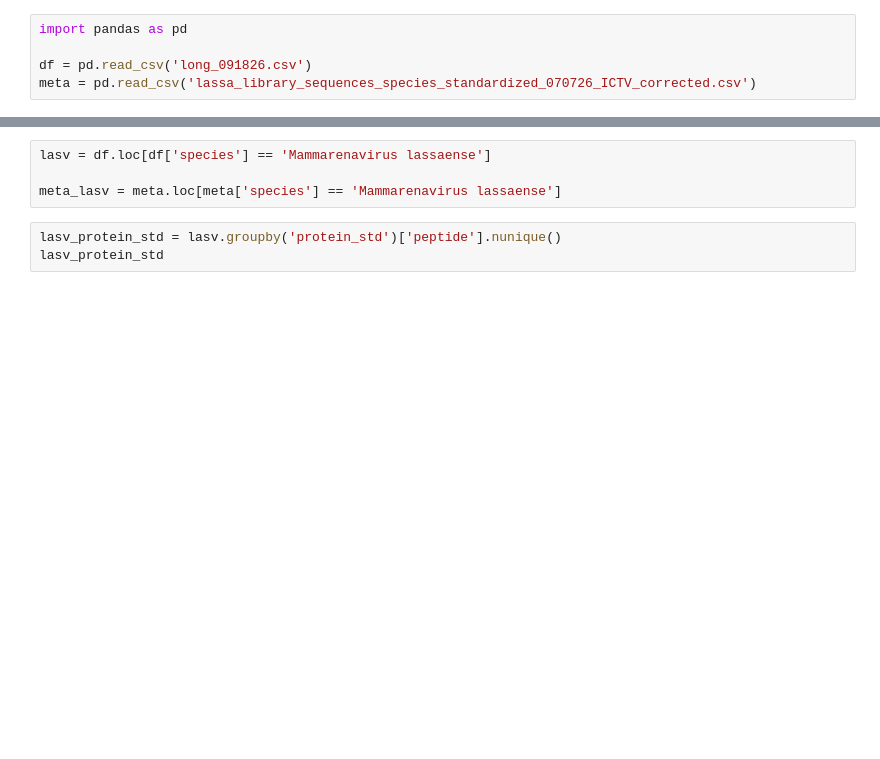
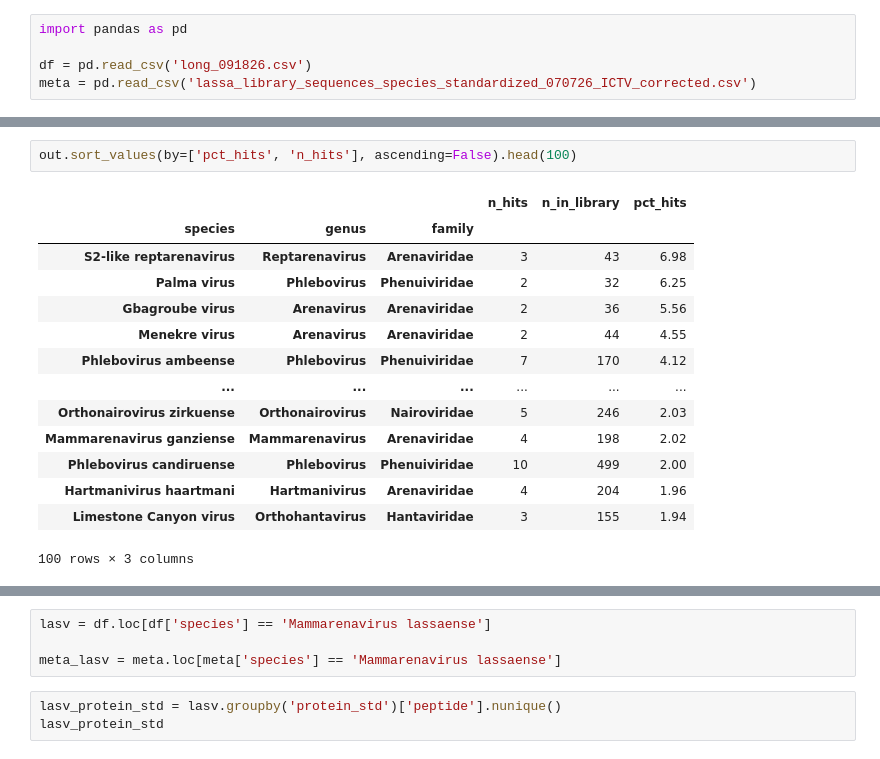
Before and after one commit to sporak577/lasv_phipseq_2026, a Jupyter notebook: normalizing_reactive_peps_to_total_peps.ipynb, the cells around one changed output, grey strips where cells are left out. Saved outputs shown, nothing was run; the diff lists cells and outputs as text; blank space fills up the shorter version.

```diff
--- a/normalizing_reactive_peps_to_total_peps.ipynb
+++ b/normalizing_reactive_peps_to_total_peps.ipynb
@@ -21,0 +35,17 @@ meta
+# %%
+out.sort_values(by=['pct_hits', 'n_hits'], ascending=False).head(100)
+# %% [output]
+|  |  |  | n_hits | n_in_library | pct_hits |
+| species | genus | family |  |  |  |
+| S2-like reptarenavirus | Reptarenavirus | Arenaviridae | 3 | 43 | 6.98 |
+| Palma virus | Phlebovirus | Phenuiviridae | 2 | 32 | 6.25 |
+| Gbagroube virus | Arenavirus | Arenaviridae | 2 | 36 | 5.56 |
+| Menekre virus | Arenavirus | Arenaviridae | 2 | 44 | 4.55 |
+| Phlebovirus ambeense | Phlebovirus | Phenuiviridae | 7 | 170 | 4.12 |
+| ... | ... | ... | ... | ... | ... |
+| Orthonairovirus zirkuense | Orthonairovirus | Nairoviridae | 5 | 246 | 2.03 |
+| Mammarenavirus ganziense | Mammarenavirus | Arenaviridae | 4 | 198 | 2.02 |
+| Phlebovirus candiruense | Phlebovirus | Phenuiviridae | 10 | 499 | 2.00 |
+| Hartmanivirus haartmani | Hartmanivirus | Arenaviridae | 4 | 204 | 1.96 |
+| Limestone Canyon virus | Orthohantavirus | Hantaviridae | 3 | 155 | 1.94 |
+100 rows × 3 columns
```
Also changed, not shown: parts of 8 cells of this notebook, 3 other files.
